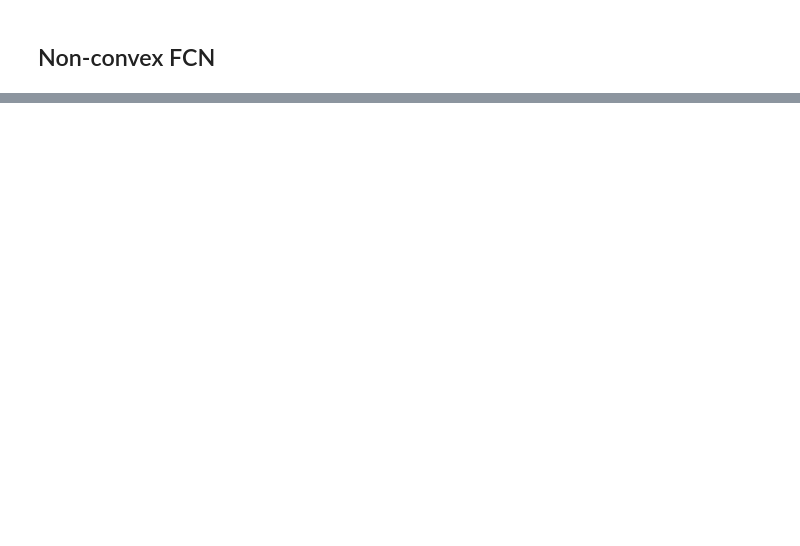
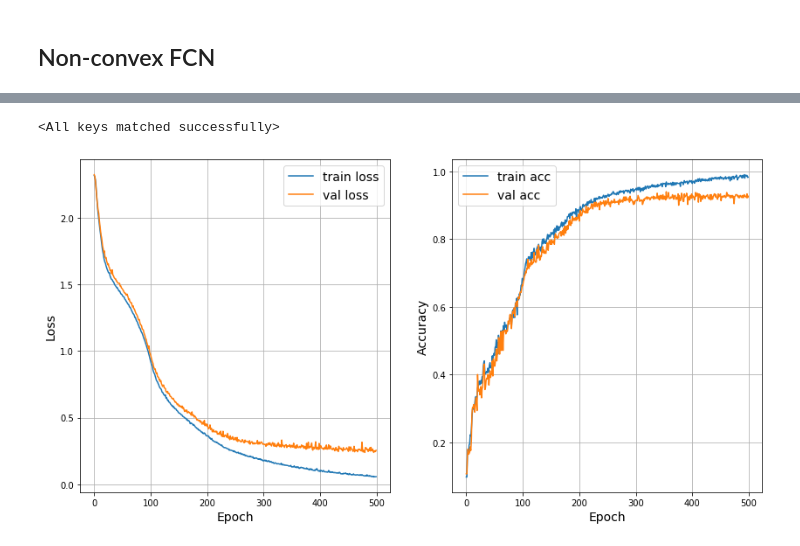
Before and after one commit to lit-leo/inner-convex-nn, a Jupyter notebook: MNIST Classification With No Skips.ipynb, the cells around one changed output, grey strips where cells are left out. Saved outputs shown, nothing was run; the diff lists cells and outputs as text; code cells hidden in the pictures; blank space fills up the shorter version.

```diff
--- a/MNIST Classification With No Skips.ipynb
+++ b/MNIST Classification With No Skips.ipynb
@@ -135,3 +303,16 @@ Epoch 200/200 || Loss:  Train 0.1050 | Validation 0.2196
+# %%
+net.load_state_dict(torch.load('icnn'))
+# %% [output]
+<All keys matched successfully>
+# %%
+val_losses = np.load('val_loss_icnn.npy')
+train_losses = np.load('train_loss_icnn.npy')
+train_accs = np.load('train_acc_icnn.npy')
+val_accs = np.load('val_acc_icnn.npy')
+# %%
+plot_losses_accs(train_losses, val_losses, train_accs, val_accs)
+# %% [output]
+[figure, added]
 # %%
 get_accuracy(net, val_dset)
 # %% [output]
```
Also changed, not shown: parts of 38 cells of this notebook.
